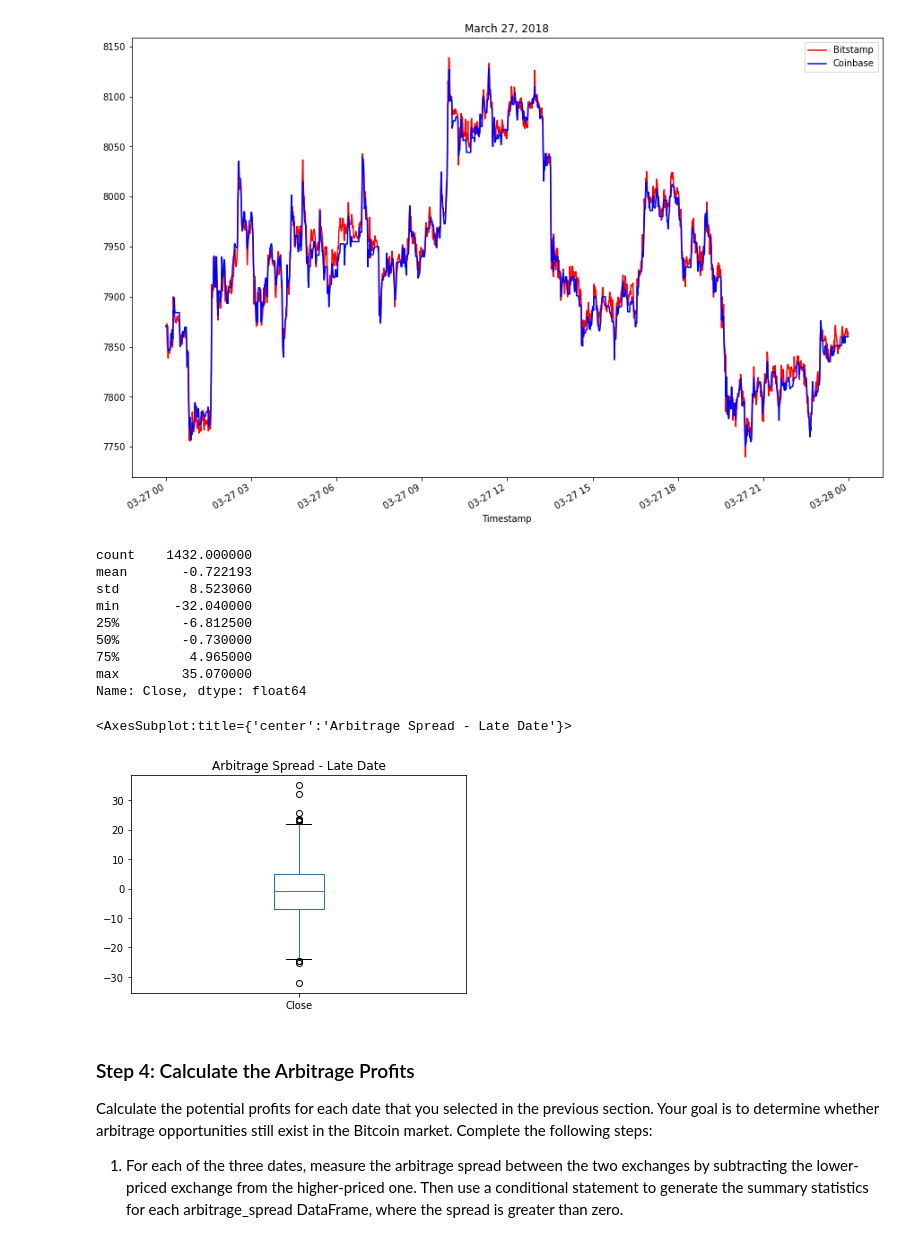
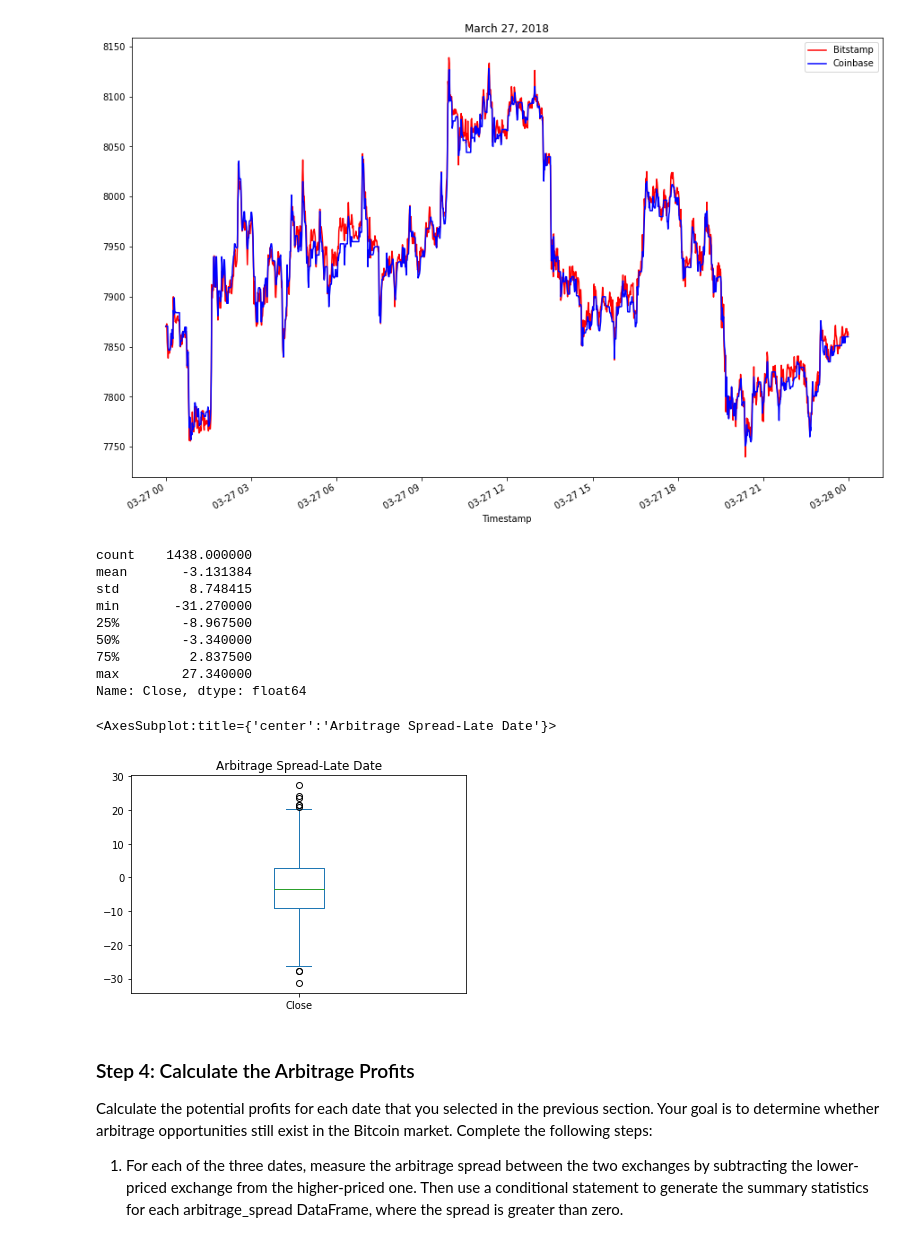
Before and after one commit to annajolt/Challenge_3, a Jupyter notebook: crypto_arbitrage.ipynb, the cells around one changed output. Drawn from its saved outputs; the diff is of its cells as text; code cells hidden in the pictures.

Commit message:
calculated the spread return for early, middle, and later date

```diff
--- a/crypto_arbitrage.ipynb
+++ b/crypto_arbitrage.ipynb
@@ -387,23 +387,23 @@ coinbase_sliced['Close'].loc['2018-03-27'].plot(legend=True, figsize=(15, 10), c
 arbitrage_spread_late = coinbase_sliced['Close'].loc['2018-03-27'] - bitstamp_sliced['Close'].loc['2018-03-27']
 
 # Generate summary statistics for the late DataFrame
-# YOUR CODE HERE
+arbitrage_spread_late.describe()
 # %% [output]
-count    1432.000000
-mean       -0.722193
-std         8.523060
-min       -32.040000
-25%        -6.812500
-50%        -0.730000
-75%         4.965000
-max        35.070000
+count    1438.000000
+mean       -3.131384
+std         8.748415
+min       -31.270000
+25%        -8.967500
+50%        -3.340000
+75%         2.837500
+max        27.340000
 Name: Close, dtype: float64
 # %%
 # Visualize the arbitrage spread from late in the dataset in a box plot
-# YOUR CODE HERE
+arbitrage_spread_late.plot(kind='box', title='Arbitrage Spread-Late Date')
 # %% [output]
-<AxesSubplot:title={'center':'Arbitrage Spread - Late Date'}>
+<AxesSubplot:title={'center':'Arbitrage Spread-Late Date'}>
-[figure, old version]
+[figure, new version]
 # %% [markdown]
 ### Step 4: Calculate the Arbitrage Profits
 
```
Also changed, not shown: parts of 7 cells of this notebook.
